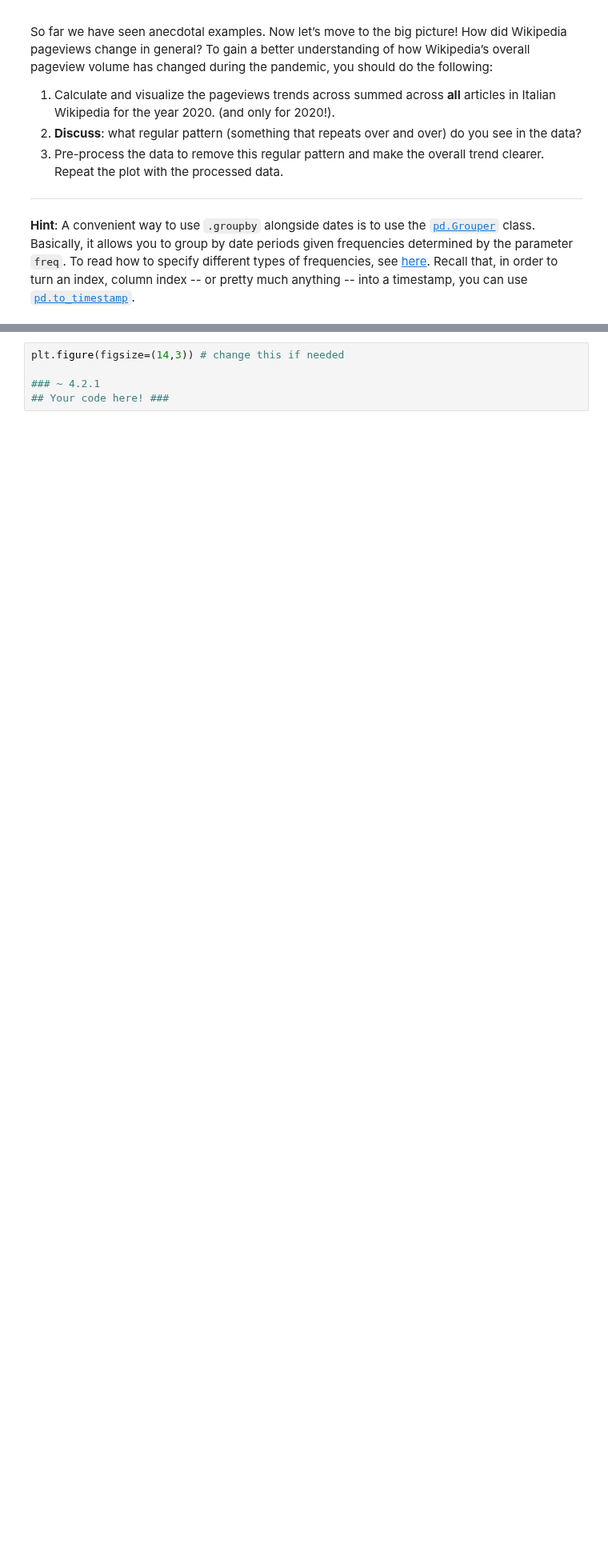
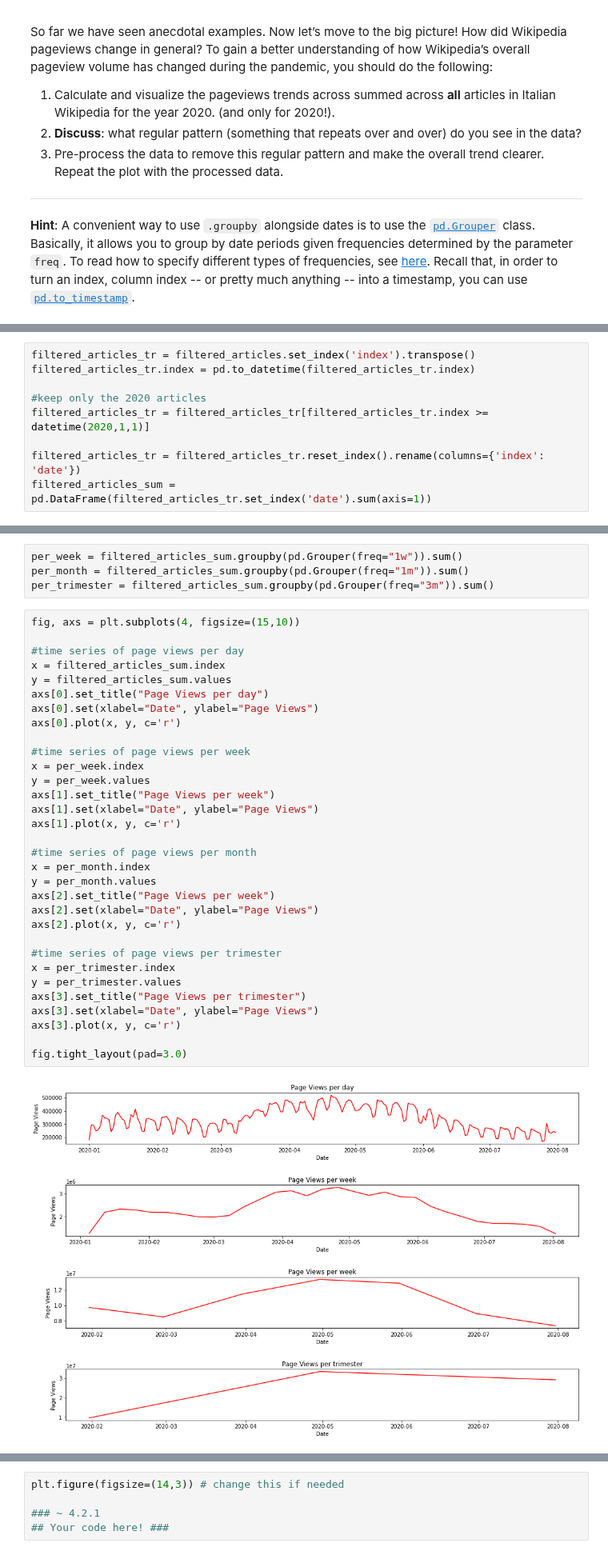
Before and after one commit to epfl-ada/2020, a Jupyter notebook: Homework/01 - Pandas Data Wrangling and Data Viz/hw1.ipynb, the cells around one changed output, grey strips where cells are left out. Shown at 80% size. Drawn from its saved outputs; the diff is of its cells as text; blank space fills up the shorter version.

```diff
--- a/Homework/01 - Pandas Data Wrangling and Data Viz/hw1.ipynb
+++ b/Homework/01 - Pandas Data Wrangling and Data Viz/hw1.ipynb
@@ -534,0 +523,9 @@ So far we have seen anecdotal examples. Now let’s move to the big picture! How
+# %%
+filtered_articles_tr = filtered_articles.set_index('index').transpose()
+filtered_articles_tr.index = pd.to_datetime(filtered_articles_tr.index)
+
+#keep only the 2020 articles
+filtered_articles_tr = filtered_articles_tr[filtered_articles_tr.index >= datetime(2020,1,1)]
+
+filtered_articles_tr = filtered_articles_tr.reset_index().rename(columns={'index': 'date'})
+filtered_articles_sum = pd.DataFrame(filtered_articles_tr.set_index('date').sum(axis=1))
@@ -534,0 +540,38 @@ So far we have seen anecdotal examples. Now let’s move to the big picture! How
+# %%
+per_week = filtered_articles_sum.groupby(pd.Grouper(freq="1w")).sum()
+per_month = filtered_articles_sum.groupby(pd.Grouper(freq="1m")).sum()
+per_trimester = filtered_articles_sum.groupby(pd.Grouper(freq="3m")).sum()
+# %%
+fig, axs = plt.subplots(4, figsize=(15,10))
+
+#time series of page views per day
+x = filtered_articles_sum.index
+y = filtered_articles_sum.values
+axs[0].set_title("Page Views per day")
+axs[0].set(xlabel="Date", ylabel="Page Views")
+axs[0].plot(x, y, c='r')
+
+#time series of page views per week
+x = per_week.index
+y = per_week.values
+axs[1].set_title("Page Views per week")
+axs[1].set(xlabel="Date", ylabel="Page Views")
+axs[1].plot(x, y, c='r')
+
+#time series of page views per month
+x = per_month.index
+y = per_month.values
+axs[2].set_title("Page Views per week")
+axs[2].set(xlabel="Date", ylabel="Page Views")
+axs[2].plot(x, y, c='r')
+
+#time series of page views per trimester
+x = per_trimester.index
+y = per_trimester.values
+axs[3].set_title("Page Views per trimester")
+axs[3].set(xlabel="Date", ylabel="Page Views")
+axs[3].plot(x, y, c='r')
+
+fig.tight_layout(pad=3.0)
+# %% [output]
+[figure, added]
```
Also changed, not shown: parts of 45 cells of this notebook, 2 other files.
